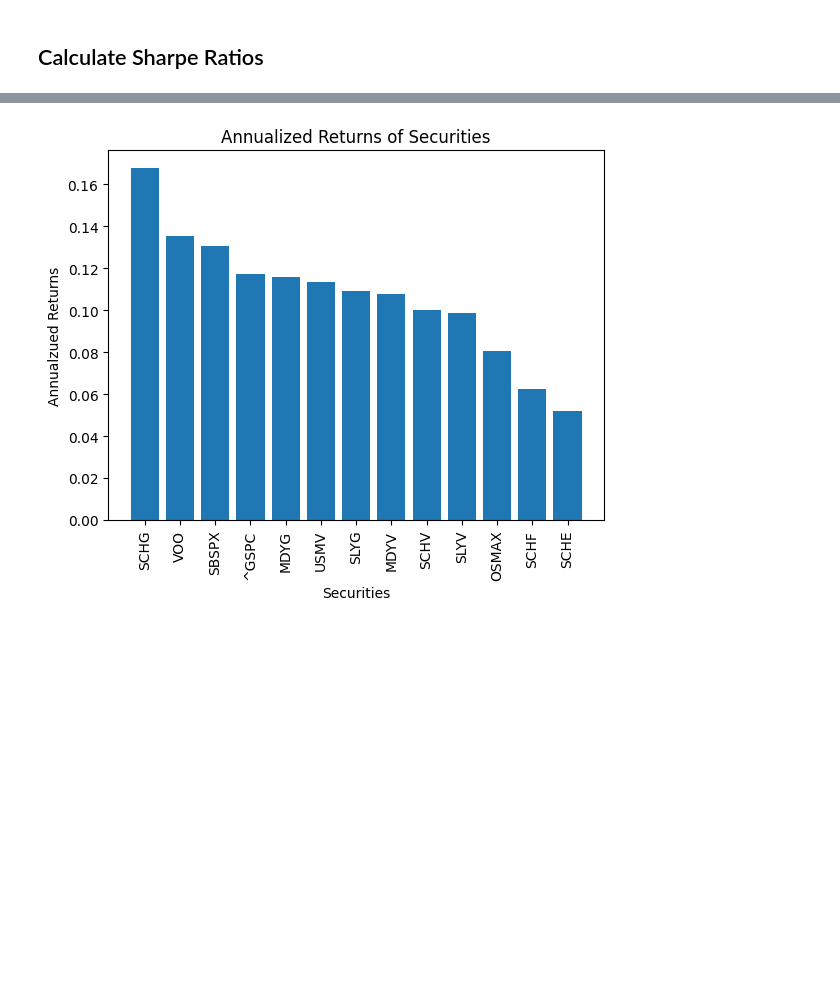
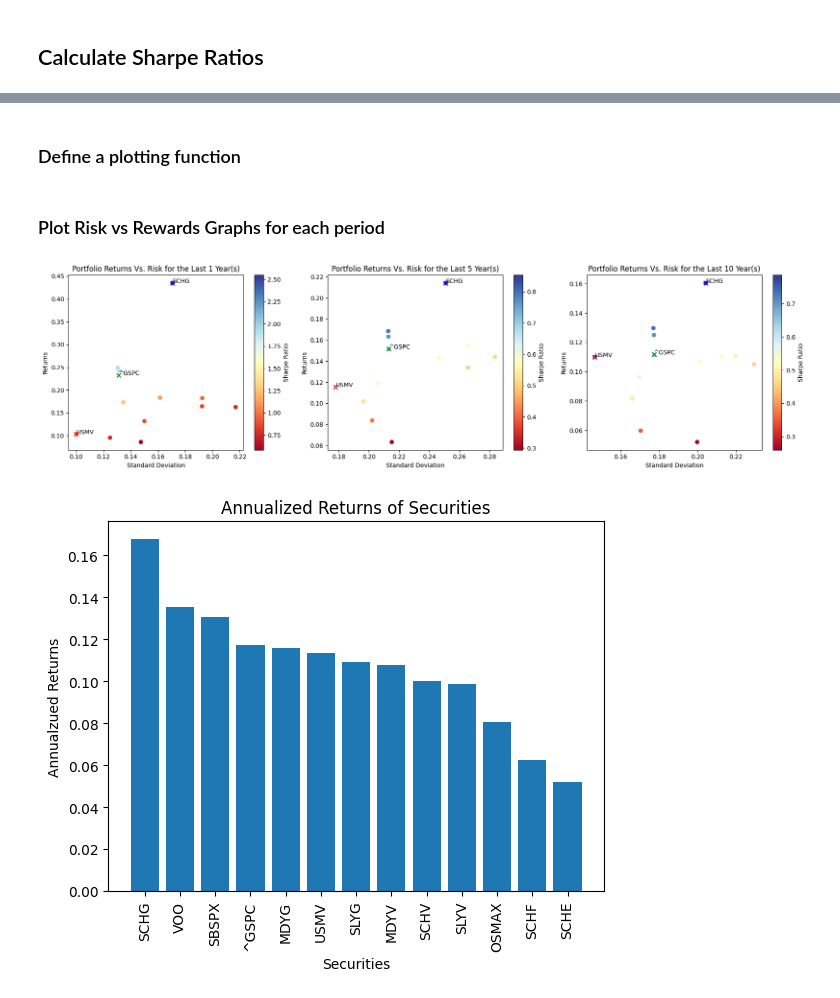
Before and after one commit to sean123174/codeLibrary, a Jupyter notebook: python/portfolio-optimization.ipynb, the cells around one changed output, grey strips where cells are left out. Cells and saved outputs as stored; diff of their text form; code cells hidden in the pictures; blank space fills up the shorter version.

Commit message:
add function to plot risk and rewards for each period

```diff
--- a/python/portfolio-optimization.ipynb
+++ b/python/portfolio-optimization.ipynb
@@ -142,8 +142,3 @@ df.describe()
 | max | 31.504101 | 38.810001 | 74.459999 | 92.260002 | 85.314896 | 73.820946 | 93.331573 | 85.785995 | 57.892086 | 82.879997 | 40.169998 | ... |
 # %% [markdown]
 ## Calculate Sharpe Ratios
-# %%
-# Calculate Daily Simple returns
-daily_simple_returns = df.pct_change()
-
-daily_simple_returns
@@ -313,0 +193,17 @@ plt.show()
+# %%
+# Calculate the 1, 5 and 10 years parameters
+periods = [1, 5, 10]
+
+# Init the dataframe to collect the resuld
+simulations_df = pd.DataFrame()
+
+# Create a loop to call the function to extract
+for period in periods:
+    if simulations_df.empty:
+        simulations_df = calculate_metrics(period)
+    else:
+        simulations_df = simulations_df.merge(calculate_metrics(period), left_index=True, right_index=True, how='outer')
+
+
+# Show the combined dataframe
+simulations_df
@@ -313,0 +225,2 @@ plt.show()
+# %% [markdown]
+### Define a plotting function
@@ -314,3 +301,18 @@ plt.show()
+# %% [markdown]
+### Plot Risk vs Rewards Graphs for each period
+# %%
+# Set up the figure and axes for a 1x3 grid
+fig, axes = plt.subplots(1, 3, figsize=(18, 5))
+
+# Plot the Risk vs Returns plots for all periods in separate subplots
+for i, period in enumerate(periods):
+    ax = axes[i]
+    plot_risk_return(period, ax=ax)  # Assuming plot_risk_return accepts an axis argument
+
+plt.tight_layout()
+plt.show()
+# %% [output]
+[figure, added]
 # %%
 # Sort descending
 annualized_returns = annualized_returns.sort_values(ascending=False)
```
Also changed, not shown: parts of 8 cells of this notebook.
